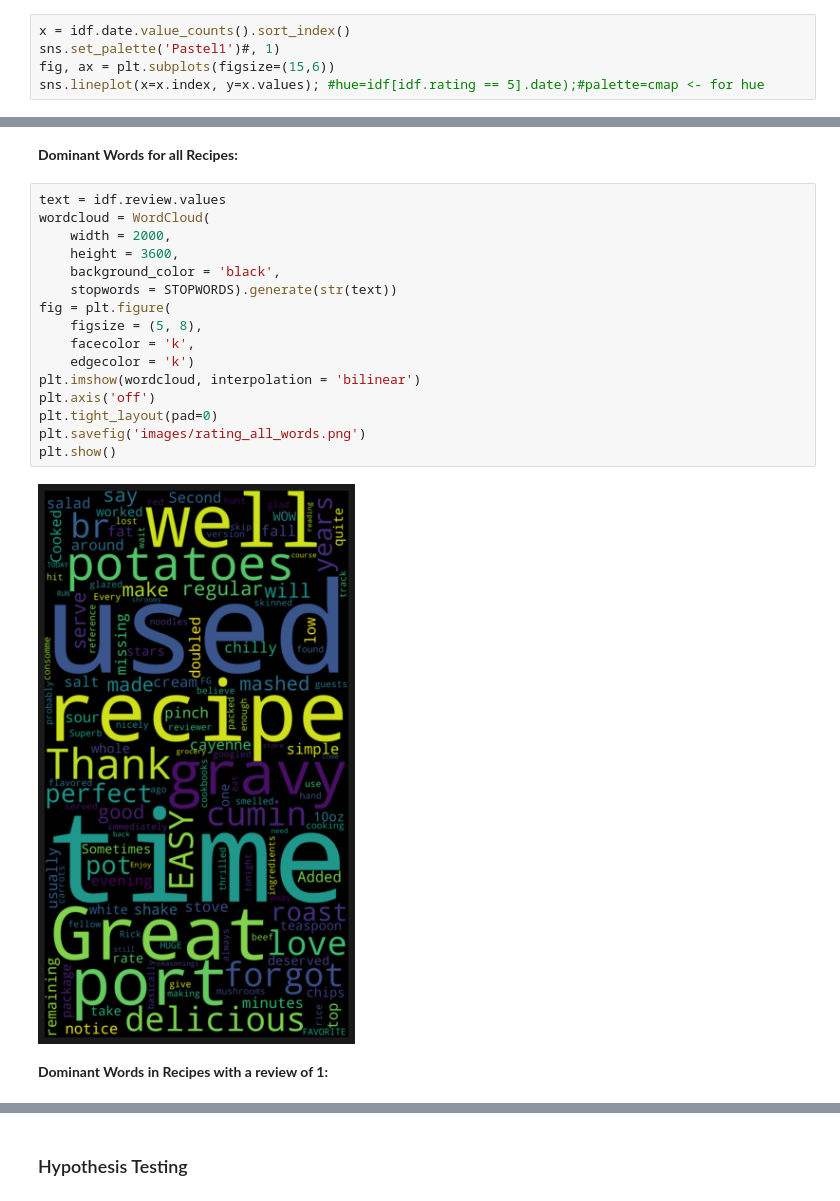
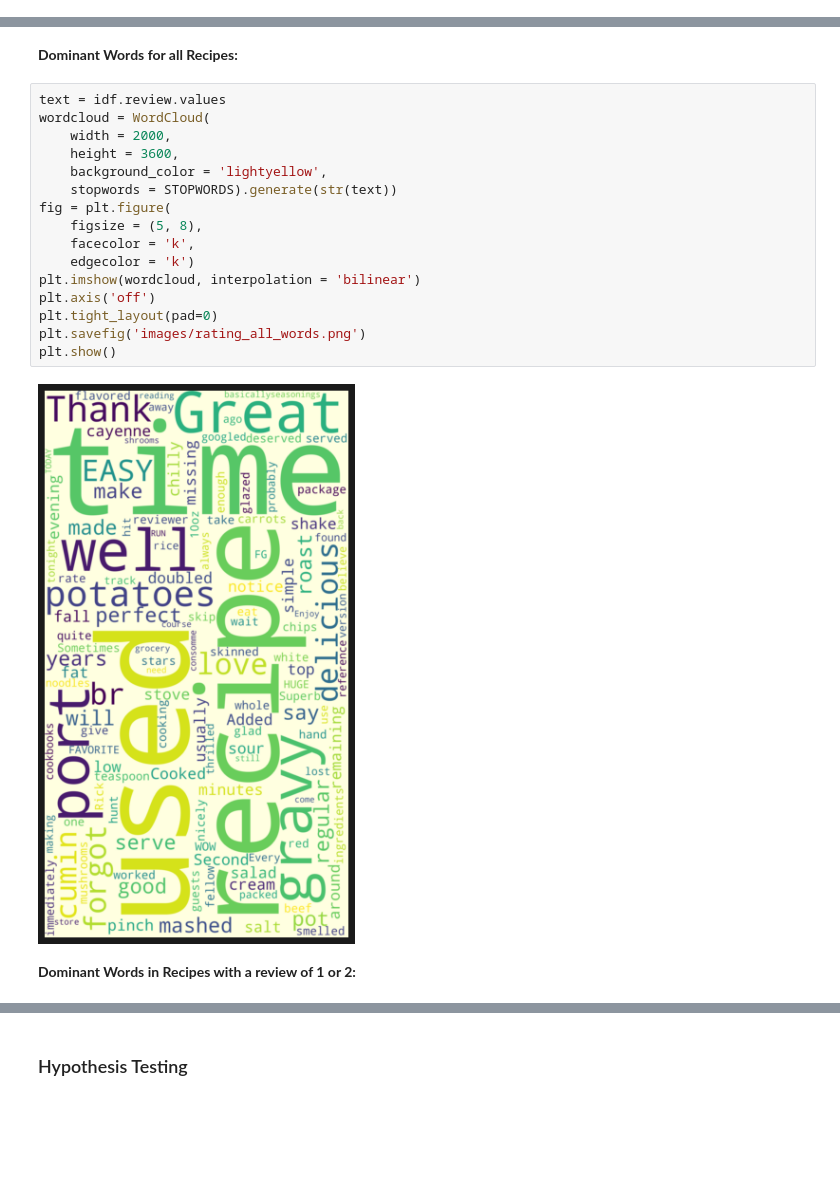
Before and after one commit to mike-flanagan/recipe-book, a Jupyter notebook: MF_Recipe_RecSystem_Notebook.ipynb, the cells around one changed output, grey strips where cells are left out. Saved outputs shown, nothing was run; the diff lists cells and outputs as text; blank space fills up the shorter version.

```diff
--- a/MF_Recipe_RecSystem_Notebook.ipynb
+++ b/MF_Recipe_RecSystem_Notebook.ipynb
@@ -438,5 +440,0 @@ Name: date, dtype: object
-# %%
-x = idf.date.value_counts().sort_index()
-sns.set_palette('Pastel1')#, 1)
-fig, ax = plt.subplots(figsize=(15,6))
-sns.lineplot(x=x.index, y=x.values); #hue=idf[idf.rating == 5].date);#palette=cmap <- for hue
@@ -567,22 +561,22 @@ plt.show()
 # %%
 text = idf.review.values
 wordcloud = WordCloud(
     width = 2000,
     height = 3600,
-    background_color = 'black',
+    background_color = 'lightyellow',
     stopwords = STOPWORDS).generate(str(text))
 fig = plt.figure(
     figsize = (5, 8),
     facecolor = 'k',
     edgecolor = 'k')
 plt.imshow(wordcloud, interpolation = 'bilinear')
 plt.axis('off')
 plt.tight_layout(pad=0)
 plt.savefig('images/rating_all_words.png')
 plt.show()
 # %% [output]
-[figure, old version]
+[figure, new version]
 # %% [markdown]
-**Dominant Words in Recipes with a review of 1:**
+**Dominant Words in Recipes with a review of 1 or 2:**
 # %%
 cmap = sns.diverging_palette(250, 30, l=65, center="dark", as_cmap=True)
```
Also changed, not shown: parts of 100 cells of this notebook, 6 other files.
